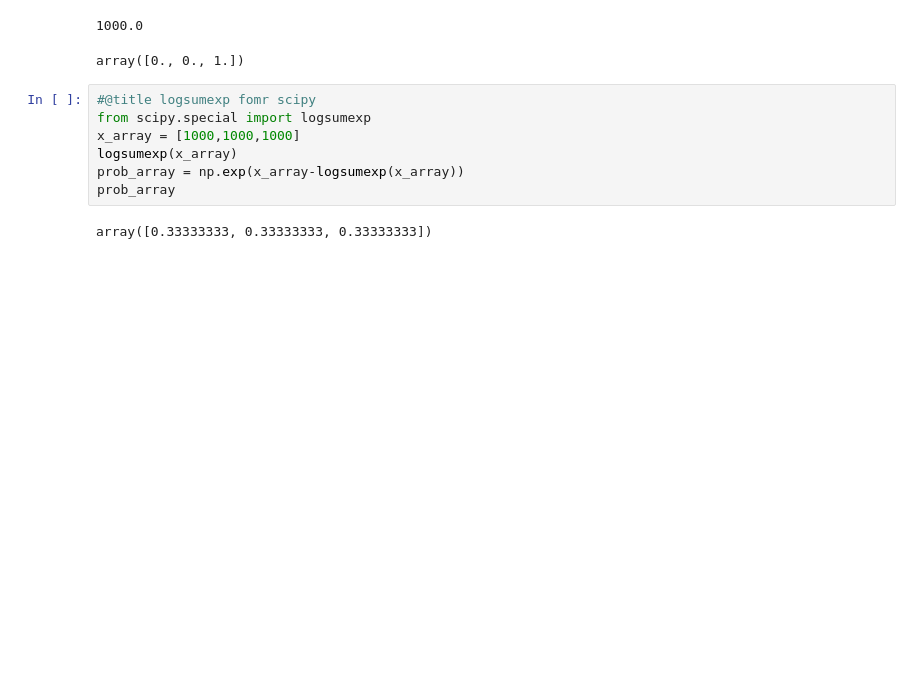
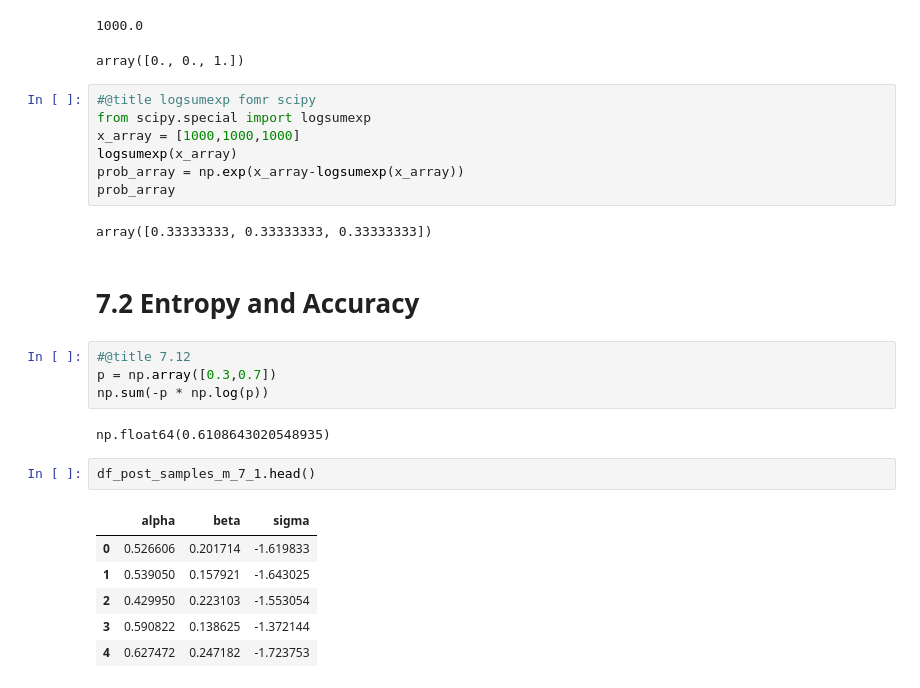
Before and after one commit to sushmit86/Statiistical_rethinking_jax, a Jupyter notebook: sushmit_07__Ulysses_Compass.ipynb, the cells around one changed output. Drawn from its saved outputs; the diff is of its cells as text; blank space fills up the shorter version.

Commit message:
Created using Colab -- update till entropy

```diff
--- a/sushmit_07__Ulysses_Compass.ipynb
+++ b/sushmit_07__Ulysses_Compass.ipynb
@@ -655,3 +655,20 @@ prob_array = np.exp(x_array-logsumexp(x_array))
 prob_array
 # %% [output]
 array([0.33333333, 0.33333333, 0.33333333])
+# %% [markdown]
+# 7.2 Entropy and Accuracy
+# %%
+#@title 7.12
+p = np.array([0.3,0.7])
+np.sum(-p * np.log(p))
+# %% [output]
+np.float64(0.6108643020548935)
+# %%
+df_post_samples_m_7_1.head()
+# %% [output]
+|  | alpha | beta | sigma |
+| 0 | 0.526606 | 0.201714 | -1.619833 |
+| 1 | 0.539050 | 0.157921 | -1.643025 |
+| 2 | 0.429950 | 0.223103 | -1.553054 |
+| 3 | 0.590822 | 0.138625 | -1.372144 |
+| 4 | 0.627472 | 0.247182 | -1.723753 |
```
Also changed, not shown: parts of 8 cells of this notebook.
